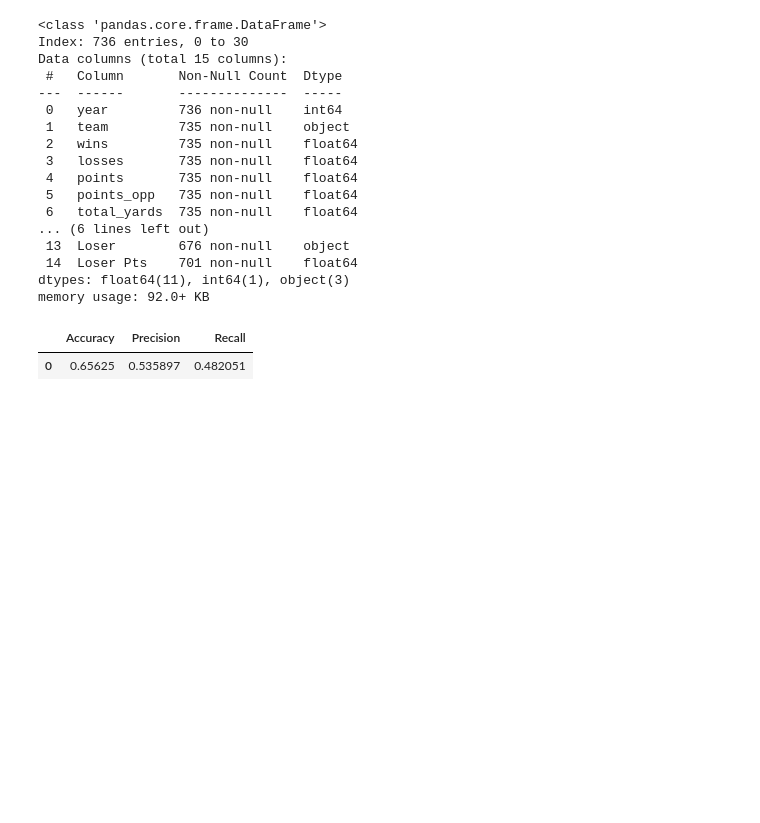
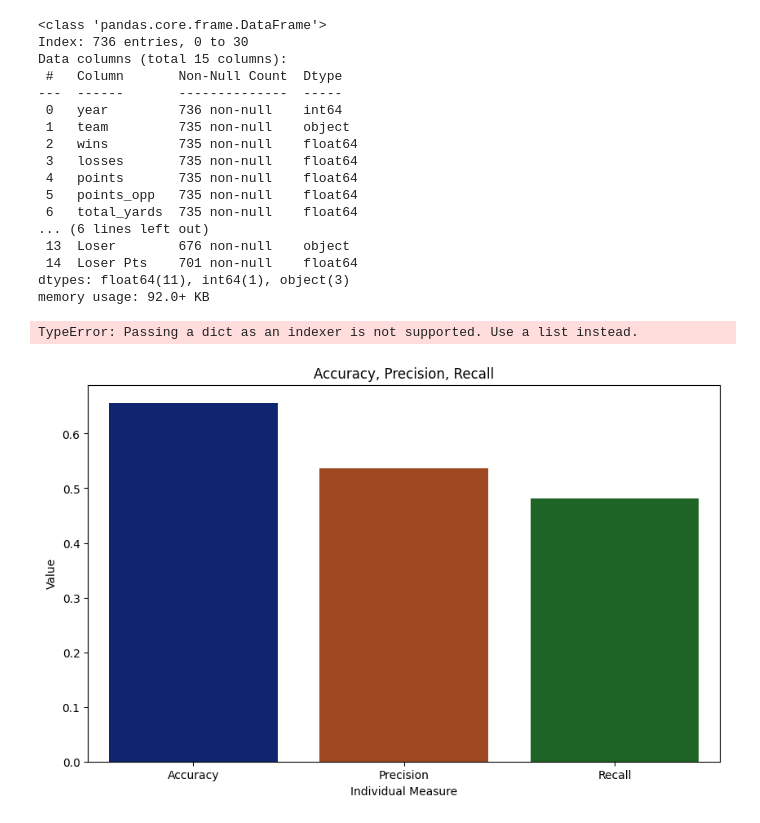
Before and after one commit to tuckerbrown5/AI-Final, a Jupyter notebook: AI_Final_Project.ipynb, the cells around one changed output. Saved outputs shown, nothing was run; the diff lists cells and outputs as text; code cells hidden in the pictures; blank space fills up the shorter version.

Commit message:
graphical representation

```diff
--- a/AI_Final_Project.ipynb
+++ b/AI_Final_Project.ipynb
@@ -347,16 +347,29 @@ predictor.fit(X_train, y_train)
 
 prediction2 = predictor.predict(X_test)
 
-results_dict = {'Accuracy':0,'Precision':0,'Recall':0}
+results_dict2 = {'Accuracy':0,'Precision':0,'Recall':0}
 
-accuracy = accuracy_score(y_test, prediction2)
-precision = precision_score(y_test, prediction2, average='macro')
-recall = recall_score(y_test, prediction2, average = 'macro')
+accuracy2 = accuracy_score(y_test, prediction2)
+precision2 = precision_score(y_test, prediction2, average='macro')
+recall2 = recall_score(y_test, prediction2, average = 'macro')
 
-results_dict.update({'Accuracy': accuracy, 'Precision': precision, 'Recall': recall})
-result = pd.DataFrame([results_dict])
-result
+results_dict2.update({'Accuracy': accuracy2, 'Precision': precision2, 'Recall': recall2})
+result2 = pd.DataFrame([results_dict])
 # %% [output]
-|  | Accuracy | Precision | Recall |
-| 0 | 0.65625 | 0.535897 | 0.482051 |
+TypeError: Passing a dict as an indexer is not supported. Use a list instead.
+# %%
+metrics = list(results_dict2.keys())
+values = list(results_dict2.values())
+
+# Create bar plot
+plt.figure(figsize=(10, 6))
+sns.barplot(x=metrics, y=values, palette='dark')
+
+# Customize plot
+plt.title('Accuracy, Precision, Recall')
+plt.xlabel('Individual Measure')
+plt.ylabel('Value')
+plt.show()
+# %% [output]
+[figure, added]
 # %%
```
Also changed, not shown: parts of 3 cells of this notebook.
